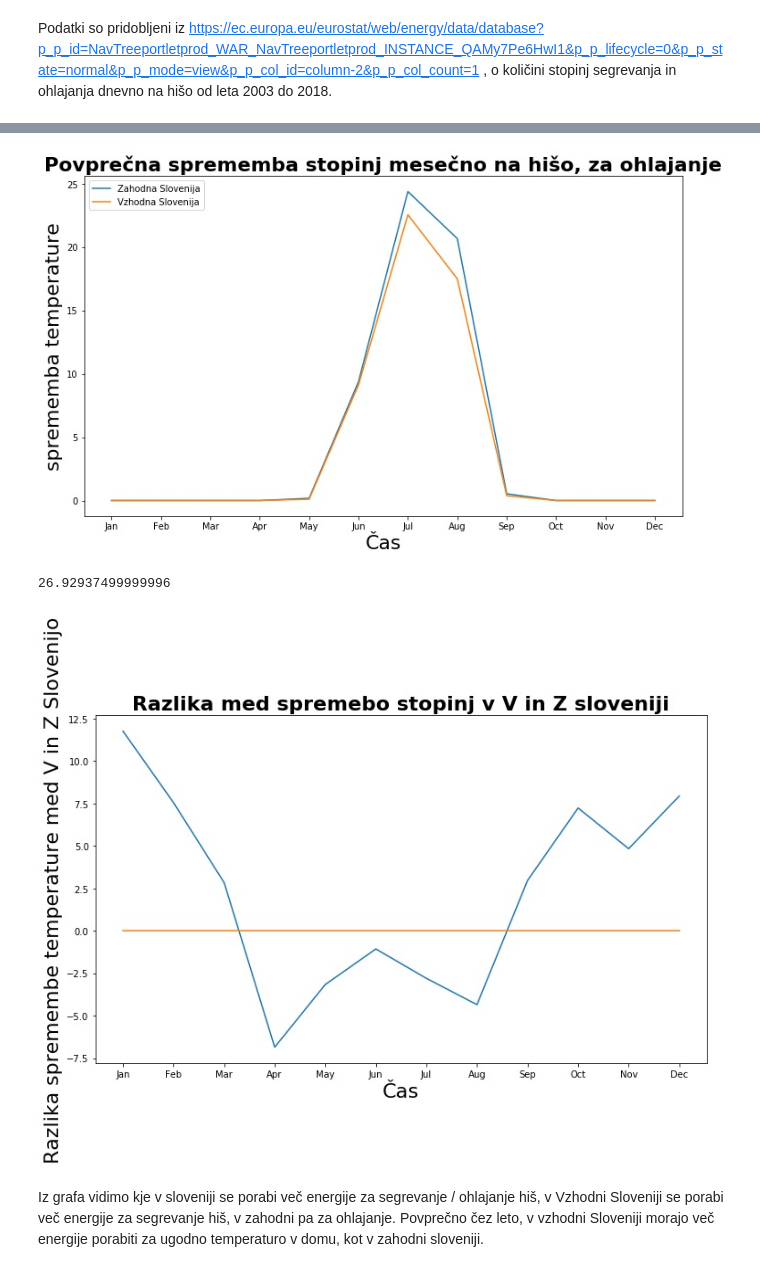
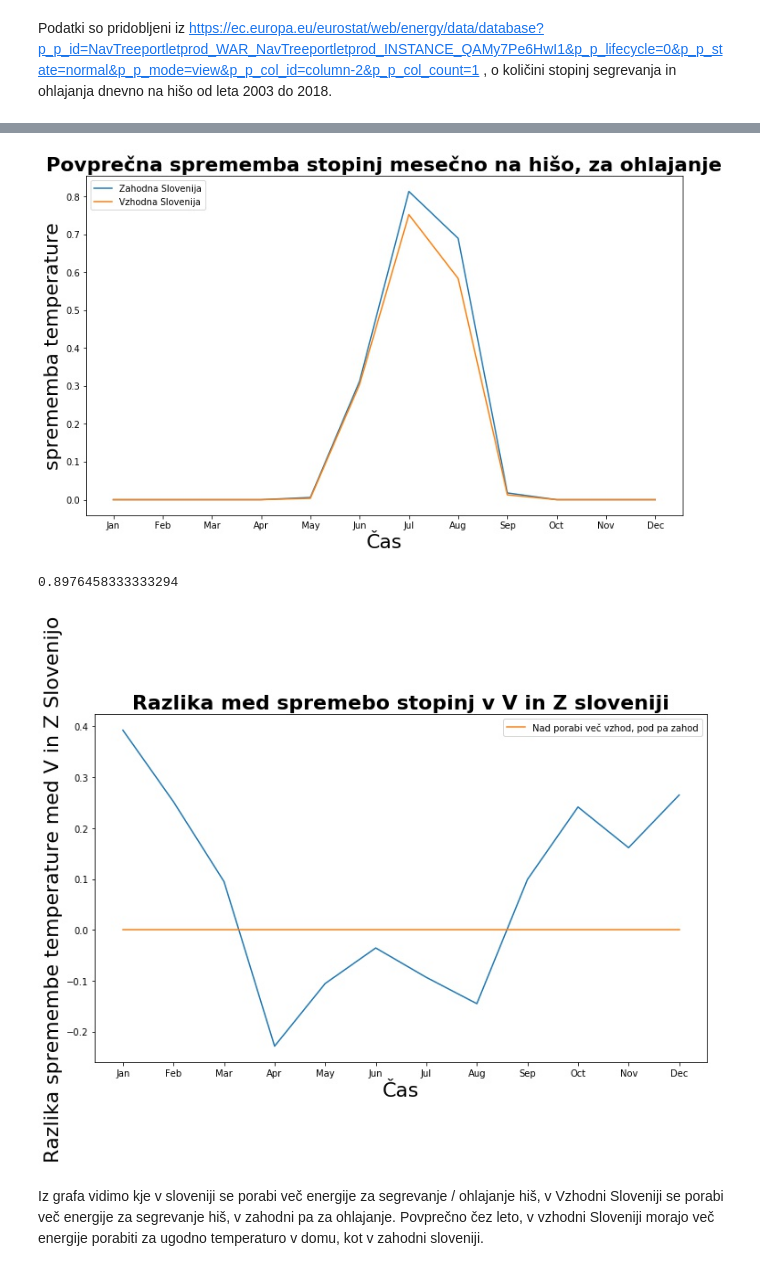
Before and after one commit to vouk95/PR19TVTSKPH, a Jupyter notebook: Segrevanje in ohlajanje hiš, v Sloveniji.ipynb, the cells around one changed output, grey strips where cells are left out. Cells and saved outputs as stored; diff of their text form; code cells hidden in the pictures.

```diff
--- a/Segrevanje in ohlajanje hiš, v Sloveniji.ipynb
+++ b/Segrevanje in ohlajanje hiš, v Sloveniji.ipynb
@@ -50,7 +50,7 @@ for i in range(0,12):
     sum = np.sum(deltaTempForZHSlo[i::12])
     mean = sum / countYears
     meanDeltaZHT = np.append(meanDeltaZHT, mean)
-
+meanDeltaZHT = meanDeltaZHT / 30
 deltaTempForHeatingVSlo = deltaTempForSlo[(deltaTempForSlo[:,3] == "Heating degree days") * (deltaTempForSlo[:,1] == "Vzhodna Slovenija (NUTS 2010)")]
 deltaTempForVHSlo = deltaTempForHeatingVSlo[:,4]
 deltaTempForVHSlo = deltaTempForVHSlo.astype(np.float)
@@ -60,9 +60,9 @@ for i in range(0,12):
     sum = np.sum(deltaTempForVHSlo[i::12])
     mean = sum / countYears
     meanDeltaVHT = np.append(meanDeltaVHT, mean)
-
+meanDeltaVHT = meanDeltaVHT / 30
 plt.figure(figsize=(12,7))
-plt.ylabel('sprememba temperature', fontL)
+plt.ylabel('sprememba temperature (°C)', fontL)
 plt.xlabel('Čas', fontL)
 plt.title('Povprečna sprememba stopinj mesečno na hišo, za segrevanje', fontT)
 
@@ -82,7 +82,7 @@ for i in range(0,12):
     sum = np.sum(deltaTempForZCSlo[i::12])
     mean = sum / countYears
     meanDeltaZCT = np.append(meanDeltaZCT, mean)
-
+meanDeltaZCT = meanDeltaZCT / 30
 deltaTempForCoolingVSlo = deltaTempForSlo[(deltaTempForSlo[:,3] == "Cooling degree days") * (deltaTempForSlo[:,1] == "Vzhodna Slovenija (NUTS 2010)")]
 deltaTempForVCSlo = deltaTempForCoolingVSlo[:,4]
 deltaTempForVCSlo = deltaTempForVCSlo.astype(np.float)
@@ -92,7 +92,7 @@ for i in range(0,12):
     sum = np.sum(deltaTempForVCSlo[i::12])
     mean = sum / countYears
     meanDeltaVCT = np.append(meanDeltaVCT, mean)
-
+meanDeltaVCT = meanDeltaVCT / 30
 plt.figure(figsize=(12,7))
 plt.ylabel('sprememba temperature', fontL)
 plt.xlabel('Čas', fontL)
@@ -103,23 +103,24 @@ deltaTempPlotForVSloHeat = plt.plot(months, meanDeltaVCT)
 
 legendForZVSloHeat = plt.legend(['Zahodna Slovenija', 'Vzhodna Slovenija'], loc='upper left')
 # %% [output]
-[figure, old version]
+[figure, new version]
 # %%
 difForVZHeat = meanDeltaVHT - meanDeltaZHT
 difForVZCool = meanDeltaVCT - meanDeltaZCT
 sumForDeltaTVZ = difForVZHeat + difForVZCool
-sumForDeltaTVZ
 
 plt.figure(figsize=(12,7))
 plt.ylabel('Razlika spremembe temperature med V in Z Slovenijo', fontL)
 plt.xlabel('Čas', fontL)
 plt.title('Razlika med spremebo stopinj v V in Z sloveniji', fontT)
 
 deltaTempPlotForDifZV = plt.plot(months, sumForDeltaTVZ)
-line = plt.plot(months, [0,0,0,0,0,0,0,0,0,0,0,0])
+line = plt.plot(months, [0,0,0,0,0,0,0,0,0,0,0,0], label='Nad porabi več vzhod, pod pa zahod')
+plt.legend()
+#line.set_label('Nad porabi več vzhod, pod pa zahod')
 print(np.sum(sumForDeltaTVZ))
 # %% [output]
-26.92937499999996
+0.8976458333333294
-[figure, old version]
+[figure, new version]
 # %% [markdown]
 Iz grafa vidimo kje v sloveniji se porabi več energije za segrevanje / ohlajanje hiš, v Vzhodni Sloveniji se porabi več energije za segrevanje hiš, v zahodni pa za ohlajanje. Povprečno čez leto, v vzhodni Sloveniji morajo več energije porabiti za ugodno temperaturo v domu, kot v zahodni sloveniji.
```
Also changed, not shown: parts of 2 cells of this notebook.
